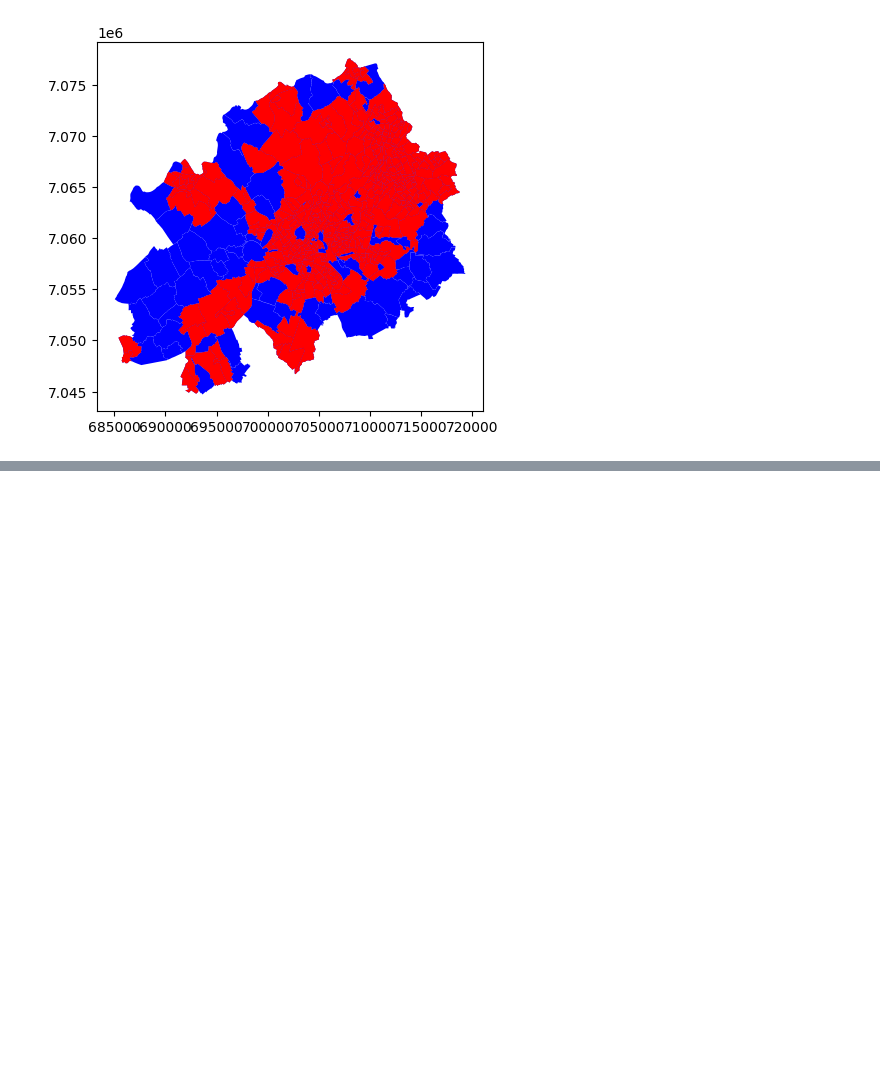
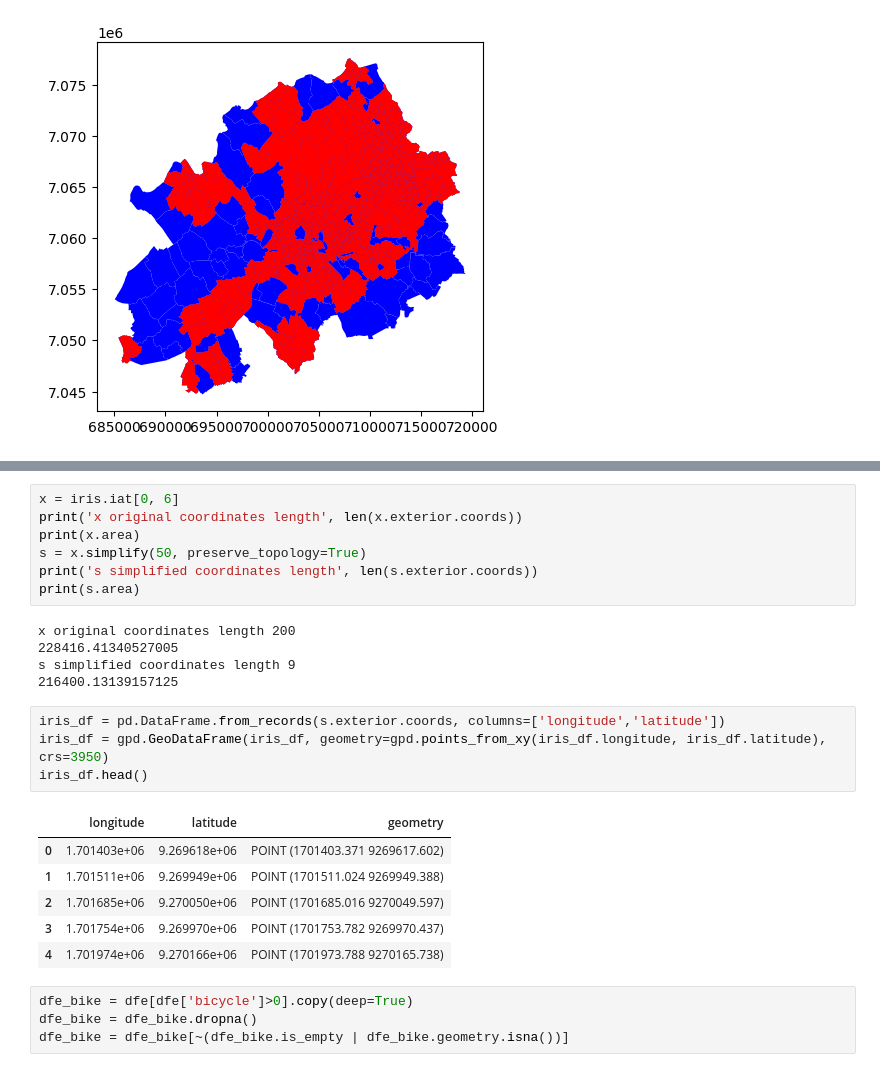
Before and after one commit to nvengeon/DataAnalysis, a Jupyter notebook: project_Nicolas.ipynb, the cells around one changed output, grey strips where cells are left out. Saved outputs shown, nothing was run; the diff lists cells and outputs as text; blank space fills up the shorter version.

```diff
--- a/project_Nicolas.ipynb
+++ b/project_Nicolas.ipynb
@@ -170,0 +305,27 @@ Name: Residential_area, Length: 517, dtype: bool
+# %%
+x = iris.iat[0, 6]
+print('x original coordinates length', len(x.exterior.coords))
+print(x.area)
+s = x.simplify(50, preserve_topology=True)
+print('s simplified coordinates length', len(s.exterior.coords))
+print(s.area)
+# %% [output]
+x original coordinates length 200
+228416.41340527005
+s simplified coordinates length 9
+216400.13139157125
+# %%
+iris_df = pd.DataFrame.from_records(s.exterior.coords, columns=['longitude','latitude'])
+iris_df = gpd.GeoDataFrame(iris_df, geometry=gpd.points_from_xy(iris_df.longitude, iris_df.latitude), crs=3950)
+iris_df.head()
+# %% [output]
+|  | longitude | latitude | geometry |
+| 0 | 1.701403e+06 | 9.269618e+06 | POINT (1701403.371 9269617.602) |
+| 1 | 1.701511e+06 | 9.269949e+06 | POINT (1701511.024 9269949.388) |
+| 2 | 1.701685e+06 | 9.270050e+06 | POINT (1701685.016 9270049.597) |
+| 3 | 1.701754e+06 | 9.269970e+06 | POINT (1701753.782 9269970.437) |
+| 4 | 1.701974e+06 | 9.270166e+06 | POINT (1701973.788 9270165.738) |
+# %%
+dfe_bike = dfe[dfe['bicycle']>0].copy(deep=True)
+dfe_bike = dfe_bike.dropna()
+dfe_bike = dfe_bike[~(dfe_bike.is_empty | dfe_bike.geometry.isna())]
```
Also changed, not shown: parts of 18 cells of this notebook.
